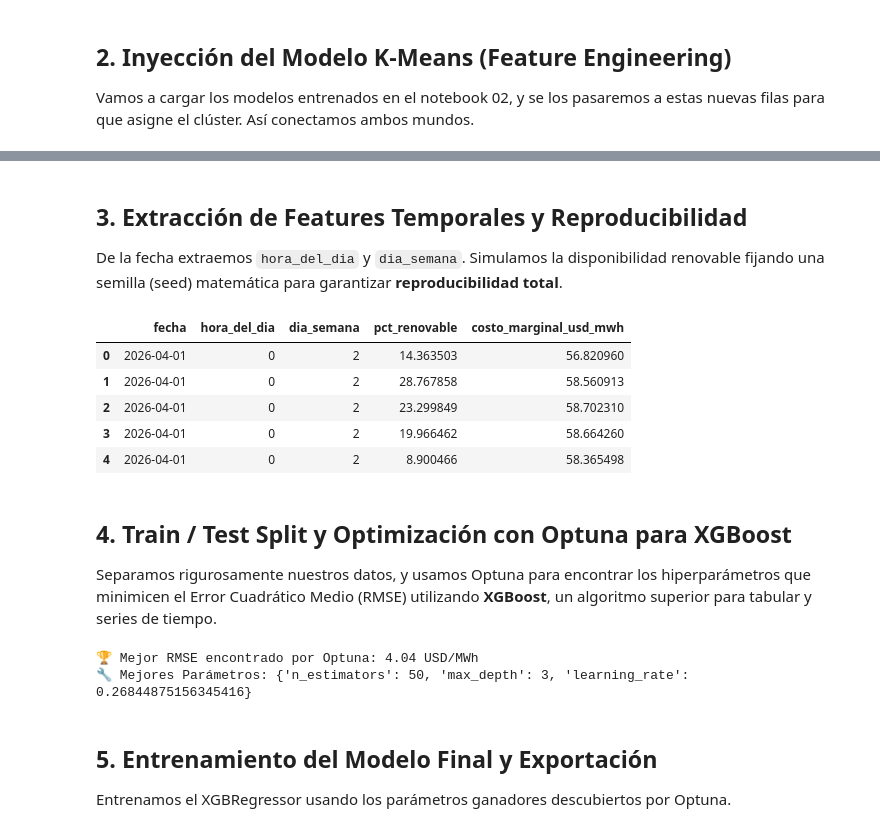
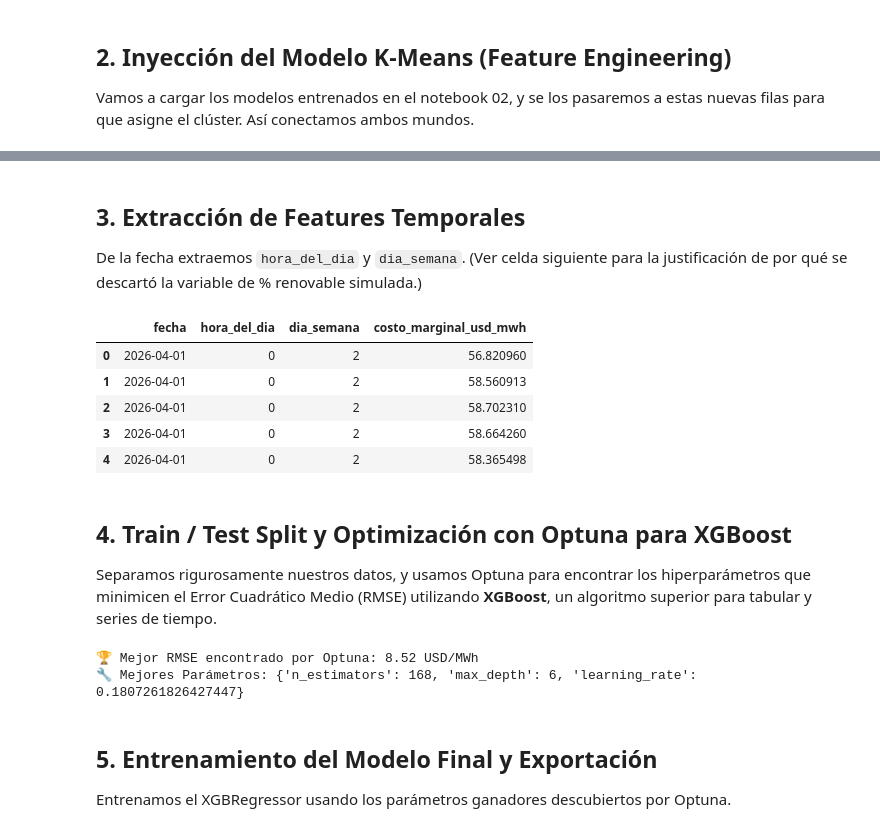
Before and after one commit to carlos31255/ET_ciencia_datos, a Jupyter notebook: models/03_modelo_regresion.ipynb, the cells around one changed output, grey strips where cells are left out. Saved outputs shown, nothing was run; the diff lists cells and outputs as text; code cells hidden in the pictures.

```diff
--- a/models/03_modelo_regresion.ipynb
+++ b/models/03_modelo_regresion.ipynb
@@ -93,34 +93,41 @@ Clusters asignados con K-Means. Muestra de los datos:
 # %% [markdown]
-## 3. Extracción de Features Temporales y Reproducibilidad
-De la fecha extraemos `hora_del_dia` y `dia_semana`. Simulamos la disponibilidad renovable fijando una semilla (seed) matemática para garantizar **reproducibilidad total**.
+## 3. Extracción de Features Temporales
+De la fecha extraemos `hora_del_dia` y `dia_semana`. (Ver celda siguiente para la justificación de por qué se descartó la variable de % renovable simulada.)
-# %%
-df['hora_del_dia'] = df['fecha'].dt.hour
-df['dia_semana'] = df['fecha'].dt.dayofweek
-
-# Fijamos la semilla de NumPy para que los números aleatorios sean siempre los mismos
-np.random.seed(42)
-
-# Simulamos que de día (horas de sol) hay más generación renovable (ej. solar)
-def simular_renovable(hora):
-    if 8 <= hora <= 18:
-        return np.random.uniform(50, 95) # % Alto renovable
-    return np.random.uniform(5, 30) # % Bajo renovable (noche)
-
-df['pct_renovable'] = df['hora_del_dia'].apply(simular_renovable)
-
-df[['fecha', 'hora_del_dia', 'dia_semana', 'pct_renovable', 'costo_marginal_usd_mwh']].head()
-# %% [output]
-|  | fecha | hora_del_dia | dia_semana | pct_renovable | costo_marginal_usd_mwh |
-| 0 | 2026-04-01 | 0 | 2 | 14.363503 | 56.820960 |
-| 1 | 2026-04-01 | 0 | 2 | 28.767858 | 58.560913 |
-| 2 | 2026-04-01 | 0 | 2 | 23.299849 | 58.702310 |
-| 3 | 2026-04-01 | 0 | 2 | 19.966462 | 58.664260 |
-| 4 | 2026-04-01 | 0 | 2 | 8.900466 | 58.365498 |
+# %%
+df['hora_del_dia'] = df['fecha'].dt.hour
+df['dia_semana'] = df['fecha'].dt.dayofweek
+
+# NOTA: se intentó reemplazar el 'pct_renovable' simulado (versión anterior de
+# este notebook) por el dato real de generación ERNC vía el endpoint
+# /generacion-real/v3/findByDate del SIP del Coordinador Eléctrico. Tras
+# pruebas sistemáticas (variando pageSize de 5000 a 10, y acotando a 1 solo
+# día) el servicio devolvió consistentemente error 502
+# (InternalServerErrorException) -- ver docs/reporte_tecnico.md, sección de
+# limitaciones conocidas.
+#
+# La variable simulada original generaba 'pct_renovable' como función directa
+# de 'hora_del_dia' (con ruido), lo que introducía fuga de datos (proxy
+# leakage): el modelo aprendía el patrón horario a través de esta variable
+# falsa en vez de usar 'hora_del_dia' directamente, inflando artificialmente
+# su importancia (78% en la versión anterior) y dejando 'hora_del_dia' con
+# importancia casi nula. Se retira por completo para que el modelo aprenda
+# el patrón temporal real, sin intermediarios simulados.
+
+df[['fecha', 'hora_del_dia', 'dia_semana', 'costo_marginal_usd_mwh']].head()
+# %% [output]
+|  | fecha | hora_del_dia | dia_semana | costo_marginal_usd_mwh |
+| 0 | 2026-04-01 | 0 | 2 | 56.820960 |
+| 1 | 2026-04-01 | 0 | 2 | 58.560913 |
+| 2 | 2026-04-01 | 0 | 2 | 58.702310 |
+| 3 | 2026-04-01 | 0 | 2 | 58.664260 |
+| 4 | 2026-04-01 | 0 | 2 | 58.365498 |
 # %% [markdown]
 ## 4. Train / Test Split y Optimización con Optuna para XGBoost
 Separamos rigurosamente nuestros datos, y usamos Optuna para encontrar los hiperparámetros que minimicen el Error Cuadrático Medio (RMSE) utilizando **XGBoost**, un algoritmo superior para tabular y series de tiempo.
 # %%
-features_modelo = ['hora_del_dia', 'dia_semana', 'pct_renovable', 'cluster_arquetipo']
+# 'pct_renovable' retirada del modelo (ver celda anterior: era una variable
+# simulada que introducía fuga de datos). Features finales:
+features_modelo = ['hora_del_dia', 'dia_semana', 'cluster_arquetipo']
 X = df[features_modelo]
 y = df['costo_marginal_usd_mwh']
 
@@ -153,8 +160,8 @@ study.optimize(objective, n_trials=15)
 print(f"\n🏆 Mejor RMSE encontrado por Optuna: {study.best_value:.2f} USD/MWh")
 print("🔧 Mejores Parámetros:", study.best_params)
 # %% [output]
-🏆 Mejor RMSE encontrado por Optuna: 4.04 USD/MWh
-🔧 Mejores Parámetros: {'n_estimators': 50, 'max_depth': 3, 'learning_rate': 0.26844875156345416}
+🏆 Mejor RMSE encontrado por Optuna: 8.52 USD/MWh
+🔧 Mejores Parámetros: {'n_estimators': 168, 'max_depth': 6, 'learning_rate': 0.1807261826427447}
 # %% [markdown]
 ## 5. Entrenamiento del Modelo Final y Exportación
 Entrenamos el XGBRegressor usando los parámetros ganadores descubiertos por Optuna.
```
Also changed, not shown: parts of 4 cells of this notebook, 6 other files.
